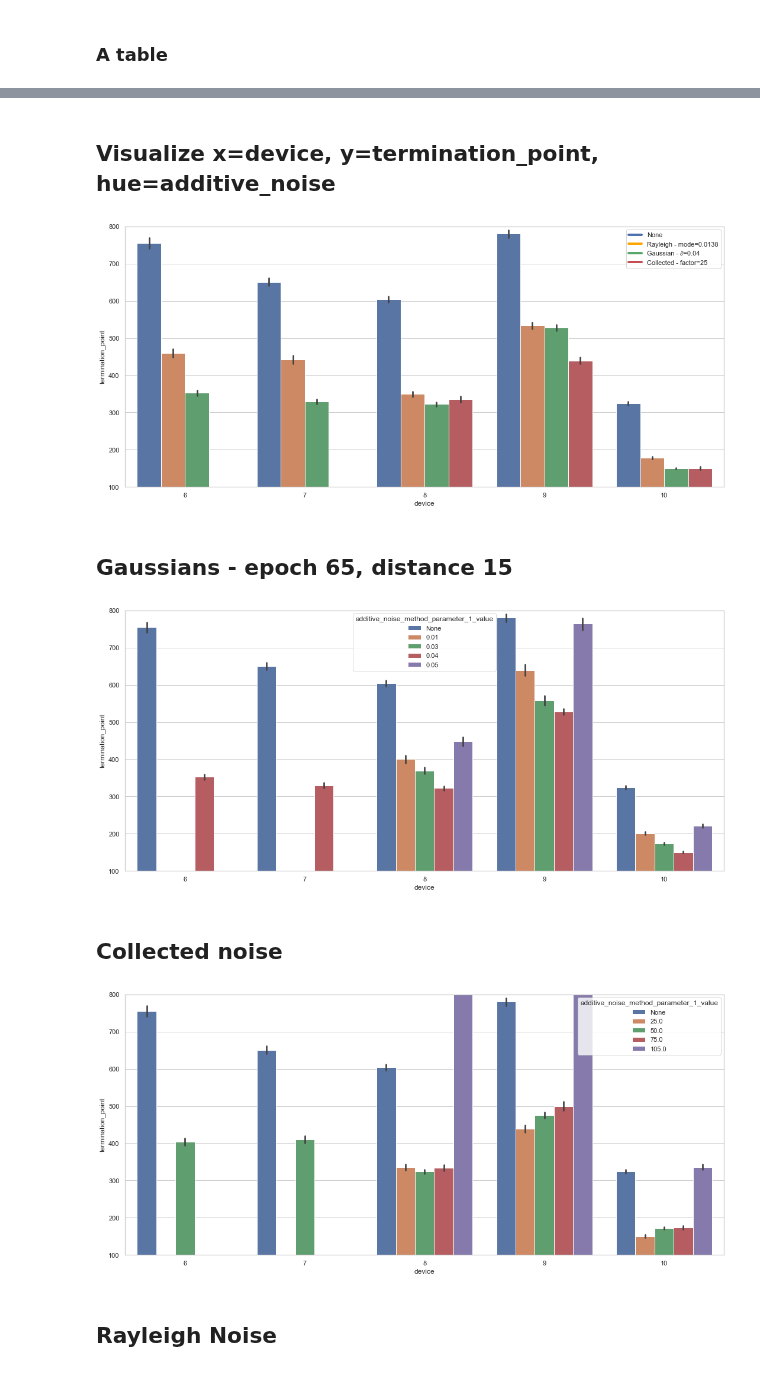
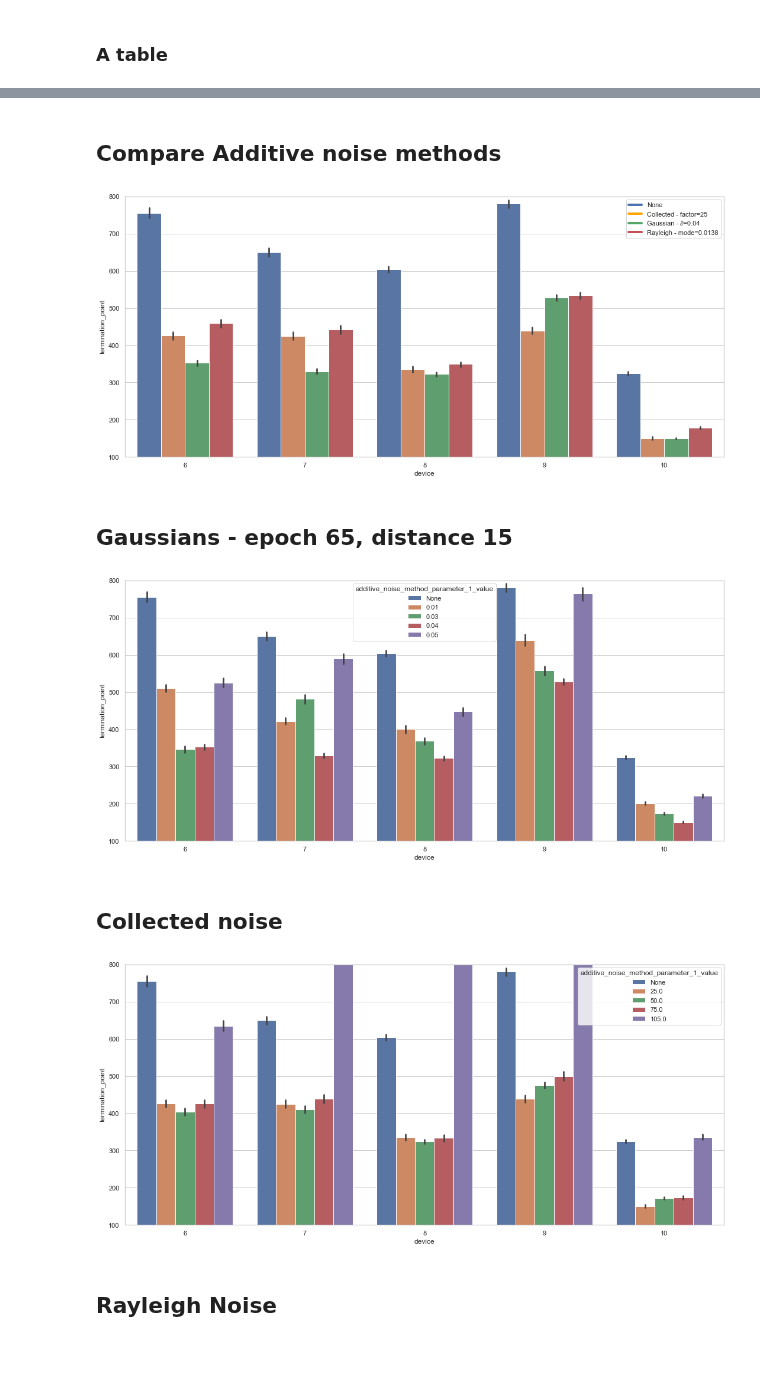
Before and after one commit to axelzedigh/MasterThesisResults, a Jupyter notebook: notebooks/Database_visualizations.ipynb, the cells around one changed output, grey strips where cells are left out. Cells and saved outputs as stored; diff of their text form; code cells hidden in the pictures.

Commit message:
Data visualizations and figs.

```diff
--- a/notebooks/Database_visualizations.ipynb
+++ b/notebooks/Database_visualizations.ipynb
@@ -38,5 +40,5 @@ full_rank_test_grouped_a
 # %% [markdown]
-## Visualize x=device, y=termination_point, hue=additive_noise
+## Compare Additive noise methods
 # %%
 query = """
 select
@@ -51,7 +53,8 @@ select
 from
     full_rank_test
 where
-    epoch = 65
+    test_dataset = 'Wang_2021'
+    AND epoch = 65
     AND distance = 15
     AND denoising_method IS NULL
     AND (
@@ -60,6 +63,8 @@ where
         OR additive_noise_method_parameter_1_value = 25
         OR additive_noise_method_parameter_1_value = 0.0138
     )
+order by
+    additive_noise_method
     ;
 """
 full_rank_test = pd.read_sql_query(query, con)
@@ -70,17 +75,17 @@ custom_lines = [Line2D([0], [0], color='b', lw=4),
                 Line2D([0], [0], color='r', lw=4)]
 ylim_bottom = 100
 ylim_top = 800
-labels = ["None", "Rayleigh - mode=0.0138", "Gaussian - ∂=0.04", "Collected - factor=25"]
+labels = ["None", "Collected - factor=25", "Gaussian - ∂=0.04", "Rayleigh - mode=0.0138"]
 sns.set(rc={"figure.figsize":(15, 7)})
 sns.set_style("whitegrid")
 sns.barplot(x=full_rank_test["device"], y=full_rank_test["termination_point"], hue=full_rank_test["additive_noise_method"])
 plt.ylim(ylim_bottom,ylim_top)
 plt.tight_layout()
 plt.legend(custom_lines, labels)
-plt.savefig("../docs/figs/Additive_noise_comparison.png")
+plt.savefig("../docs/figs/Additive_noise_comparison_Wang2021.png")
 plt.show()
 # %% [output]
-[figure, old version]
+[figure, new version]
 # %% [markdown]
 ## Gaussians - epoch 65, distance 15
 # %%
@@ -97,7 +102,8 @@ select
 from
     full_rank_test
 where
-    epoch = 65
+    test_dataset = 'Wang_2021'
+    AND epoch = 65
     AND distance = 15
     AND denoising_method IS NULL
     AND (additive_noise_method IS NULL OR additive_noise_method = 'Gaussian')
@@ -118,10 +124,10 @@ sns.set_style("whitegrid")
 sns.barplot(x=full_rank_test["device"], y=full_rank_test["termination_point"], hue=full_rank_test["additive_noise_method_parameter_1_value"])
 plt.ylim(ylim_bottom,ylim_top)
 plt.tight_layout()
-plt.savefig("../docs/figs/Gaussian_comparison.png")
+plt.savefig("../docs/figs/Gaussian_comparison_Wang2021.png")
 plt.show()
 # %% [output]
-[figure, old version]
+[figure, new version]
 # %% [markdown]
 ## Collected noise
 # %%
@@ -133,36 +139,37 @@ select
     additive_noise_method_parameter_1,
     additive_noise_method_parameter_1_value,
     additive_noise_method_parameter_2,
     additive_noise_method_parameter_2_value,
     termination_point
 from
     full_rank_test
 where
-    epoch = 65
+    test_dataset = 'Wang_2021'
+    AND epoch = 65
     AND distance = 15
     AND denoising_method IS NULL
     AND (additive_noise_method IS NULL OR additive_noise_method = 'Collected')
 order by
     additive_noise_method_parameter_1_value
     ;
 """
 full_rank_test = pd.read_sql_query(query, con)
 full_rank_test.fillna("None",inplace=True)
 custom_lines = [Line2D([0], [0], color='b', lw=4),
                 Line2D([0], [0], color='orange', lw=4),
                 Line2D([0], [0], color='g', lw=4),
                 Line2D([0], [0], color='r', lw=4)]
 ylim_bottom = 100
 ylim_top = 800
 sns.set(rc={"figure.figsize":(15, 7)})
 sns.set_style("whitegrid")
 sns.barplot(x=full_rank_test["device"], y=full_rank_test["termination_point"], hue=full_rank_test["additive_noise_method_parameter_1_value"])
 plt.ylim(ylim_bottom,ylim_top)
 plt.tight_layout()
-plt.savefig("../docs/figs/Collected_comparison.png")
+plt.savefig("../docs/figs/Collected_comparison_Wang2021.png")
 plt.show()
 # %% [output]
-[figure, old version]
+[figure, new version]
 # %% [markdown]
 ## Rayleigh Noise
 # %%
```
Also changed, not shown: parts of 18 cells of this notebook, 21 other files.
